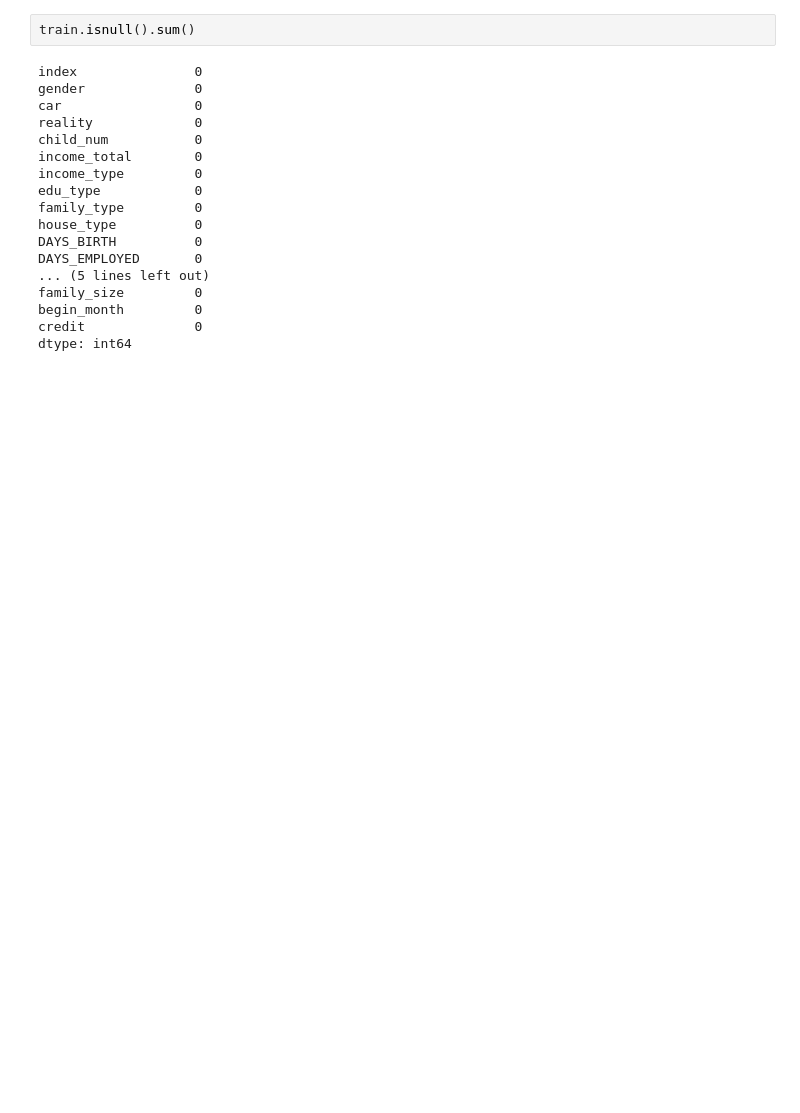
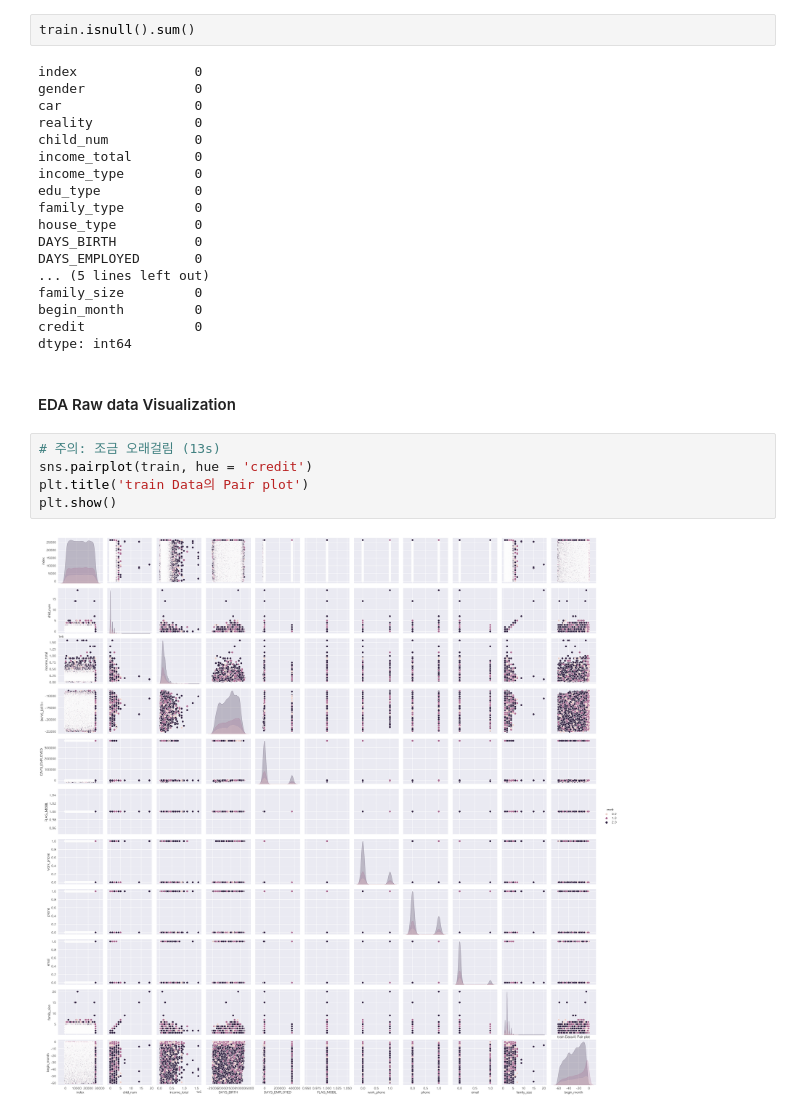
Before and after one commit to SeungukJeong/LIKELION_Semi_Project_03, a Jupyter notebook: seunguk_baseline.ipynb, the cells around one changed output. Cells and saved outputs as stored; diff of their text form; blank space fills up the shorter version.

```diff
--- a/seunguk_baseline.ipynb
+++ b/seunguk_baseline.ipynb
@@ -170,3 +168,12 @@ family_size         0
 begin_month         0
 credit              0
 dtype: int64
+# %% [markdown]
+#### EDA Raw data Visualization
+# %%
+# 주의: 조금 오래걸림 (13s)
+sns.pairplot(train, hue = 'credit')
+plt.title('train Data의 Pair plot')
+plt.show()
+# %% [output]
+[figure, added]
```
Also changed, not shown: parts of 6 cells of this notebook.
